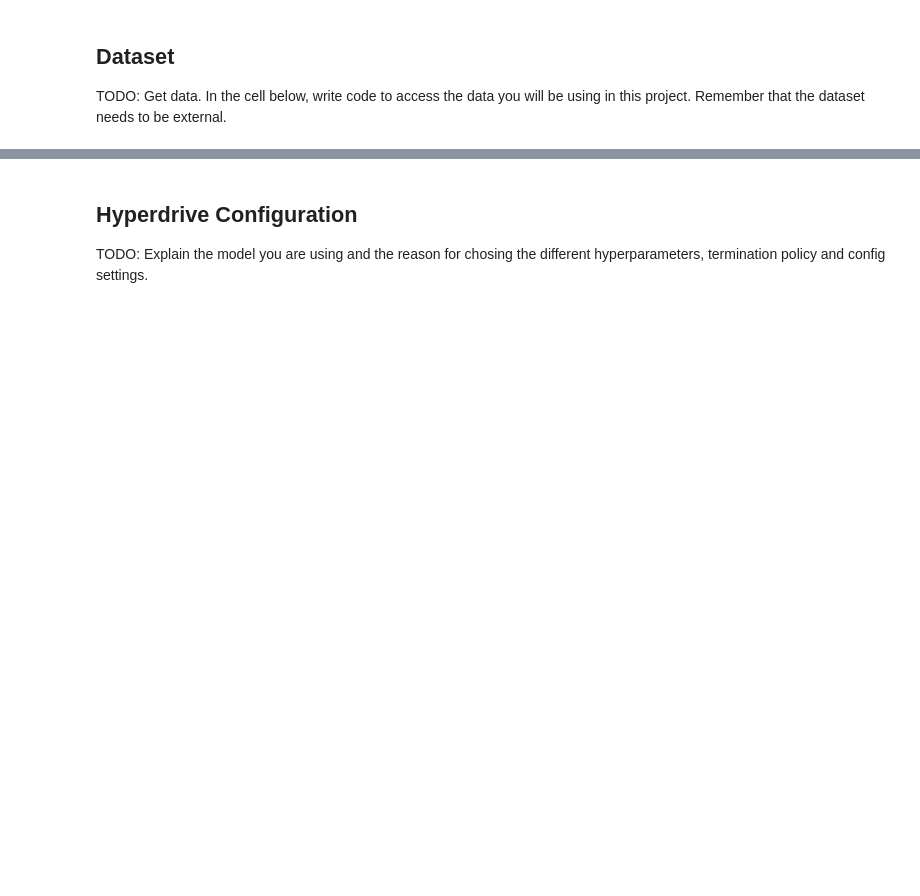
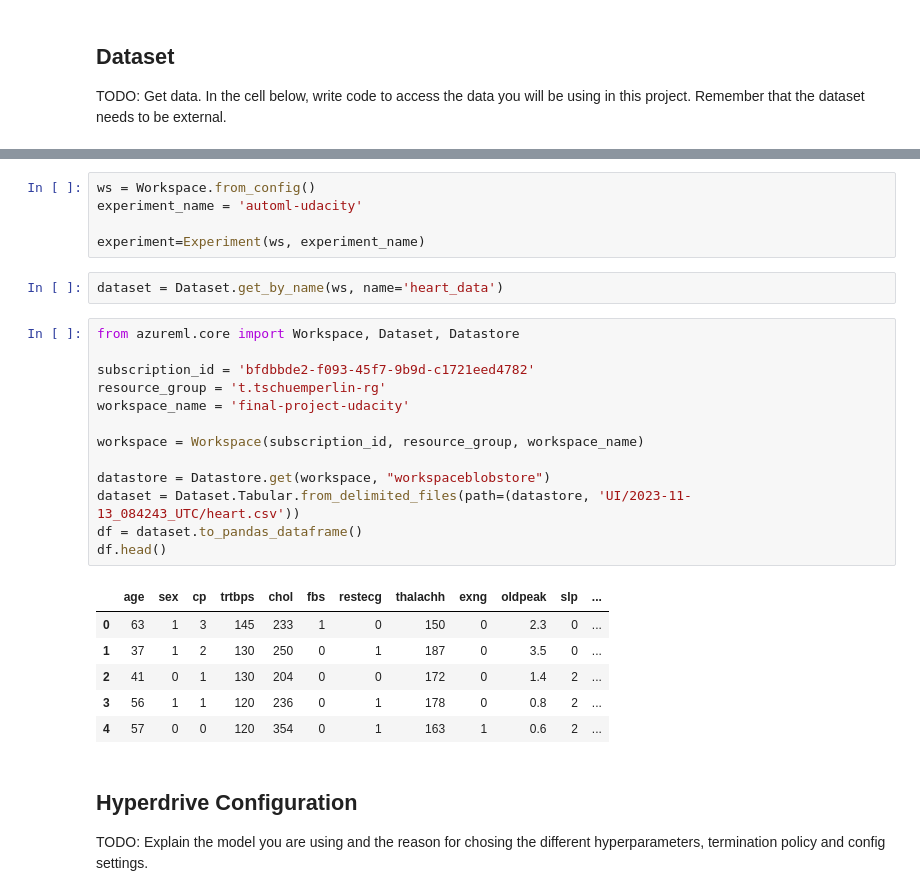
Before and after one commit to ttschuemp/nd00333-capstone, a Jupyter notebook: starter_file/hyperparameter_tuning.ipynb, the cells around one changed output, grey strips where cells are left out. Drawn from its saved outputs; the diff is of its cells as text; blank space fills up the shorter version.

```diff
--- a/starter_file/hyperparameter_tuning.ipynb
+++ b/starter_file/hyperparameter_tuning.ipynb
@@ -95,3 +29,30 @@ Found existing cluster, use it.
+# %%
+ws = Workspace.from_config()
+experiment_name = 'automl-udacity'
+
+experiment=Experiment(ws, experiment_name)
+# %%
+dataset = Dataset.get_by_name(ws, name='heart_data')
+# %%
+from azureml.core import Workspace, Dataset, Datastore
+
+subscription_id = 'bfdbbde2-f093-45f7-9b9d-c1721eed4782'
+resource_group = 't.tschuemperlin-rg'
+workspace_name = 'final-project-udacity'
+
+workspace = Workspace(subscription_id, resource_group, workspace_name)
+
+datastore = Datastore.get(workspace, "workspaceblobstore")
+dataset = Dataset.Tabular.from_delimited_files(path=(datastore, 'UI/2023-11-13_084243_UTC/heart.csv'))
+df = dataset.to_pandas_dataframe()
+df.head()
+# %% [output]
+|  | age | sex | cp | trtbps | chol | fbs | restecg | thalachh | exng | oldpeak | slp | ... |
+| 0 | 63 | 1 | 3 | 145 | 233 | 1 | 0 | 150 | 0 | 2.3 | 0 | ... |
+| 1 | 37 | 1 | 2 | 130 | 250 | 0 | 1 | 187 | 0 | 3.5 | 0 | ... |
+| 2 | 41 | 0 | 1 | 130 | 204 | 0 | 0 | 172 | 0 | 1.4 | 2 | ... |
+| 3 | 56 | 1 | 1 | 120 | 236 | 0 | 1 | 178 | 0 | 0.8 | 2 | ... |
+| 4 | 57 | 0 | 0 | 120 | 354 | 0 | 1 | 163 | 1 | 0.6 | 2 | ... |
 # %% [markdown]
 ## Hyperdrive Configuration
 
```
Also changed, not shown: parts of 20 cells of this notebook.
